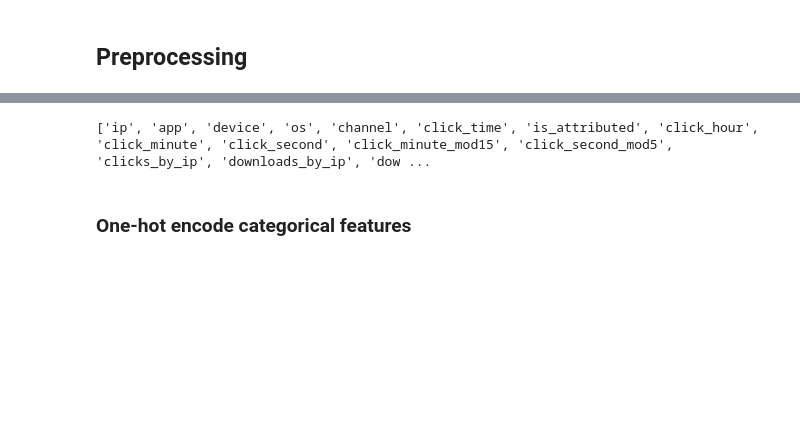
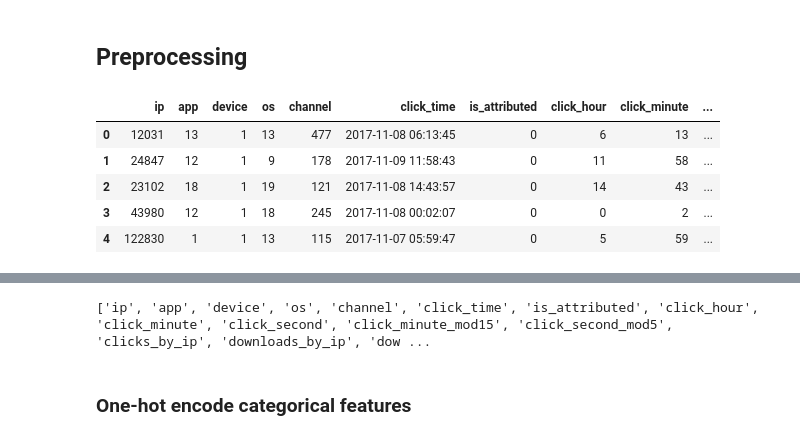
Before and after one commit to ligz08/Kaggle-TalkingData-AdTracking-Fraud-Detection, a Jupyter notebook: python/2 Feature Engineering and Preprocessing.ipynb, the cells around one changed output, grey strips where cells are left out. Cells and saved outputs as stored; diff of their text form; code cells hidden in the pictures; blank space fills up the shorter version.

```diff
--- a/python/2 Feature Engineering and Preprocessing.ipynb
+++ b/python/2 Feature Engineering and Preprocessing.ipynb
@@ -153,5 +205,14 @@ NameError: name 'train' is not defined
 # %% [markdown]
 ## Preprocessing
+# %%
+train.head()
+# %% [output]
+|  | ip | app | device | os | channel | click_time | is_attributed | click_hour | click_minute | ... |
+| 0 | 12031 | 13 | 1 | 13 | 477 | 2017-11-08 06:13:45 | 0 | 6 | 13 | ... |
+| 1 | 24847 | 12 | 1 | 9 | 178 | 2017-11-09 11:58:43 | 0 | 11 | 58 | ... |
+| 2 | 23102 | 18 | 1 | 19 | 121 | 2017-11-08 14:43:57 | 0 | 14 | 43 | ... |
+| 3 | 43980 | 12 | 1 | 18 | 245 | 2017-11-08 00:02:07 | 0 | 0 | 2 | ... |
+| 4 | 122830 | 1 | 1 | 13 | 115 | 2017-11-07 05:59:47 | 0 | 5 | 59 | ... |
 # %%
 train.info()
 # %% [output]
```
Also changed, not shown: parts of 32 cells of this notebook, 1 other file.
